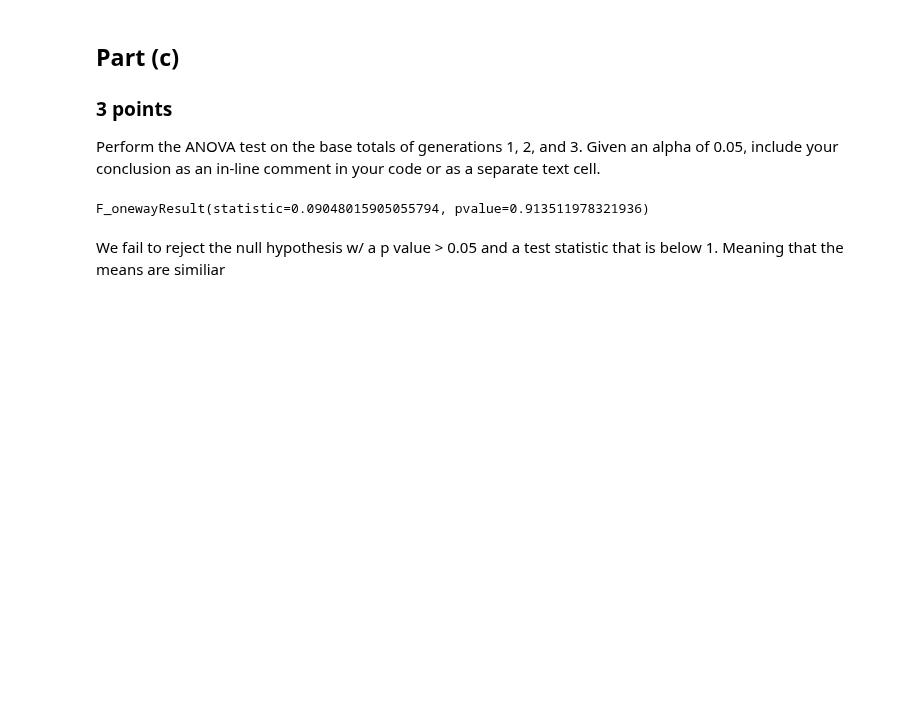
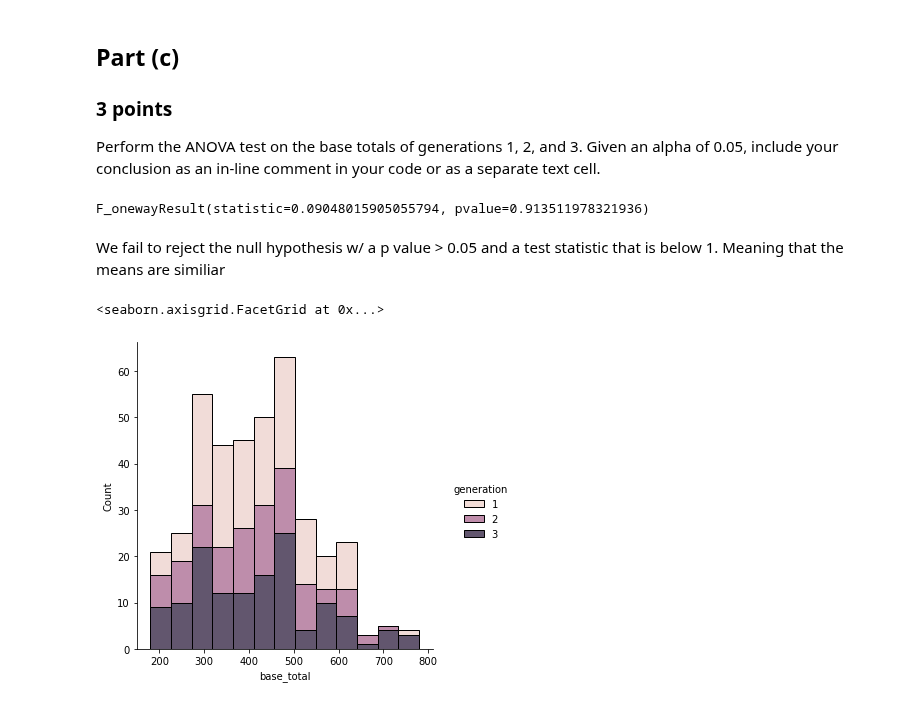
Before and after one commit to DuncanFerguson/GITHUB_REPOSITORY, a Jupyter notebook: DU_MSDS/Data Science Tools 1/Assignment_6/Duncan_Ferguson_Assignment _6 _Inferential_Statistics.ipynb, the cells around one changed output. Drawn from its saved outputs; the diff is of its cells as text; code cells hidden in the pictures; blank space fills up the shorter version.

```diff
--- a/DU_MSDS/Data Science Tools 1/Assignment_6/Duncan_Ferguson_Assignment _6 _Inferential_Statistics.ipynb
+++ b/DU_MSDS/Data Science Tools 1/Assignment_6/Duncan_Ferguson_Assignment _6 _Inferential_Statistics.ipynb
@@ -588,3 +619,8 @@ stats.f_oneway(gen1.base_total, gen2.base_total, gen3.base_total)
 F_onewayResult(statistic=0.09048015905055794, pvalue=0.913511978321936)
 # %% [markdown]
 We fail to reject the null hypothesis w/ a p value > 0.05 and a test statistic that is below 1. Meaning that the means are similiar
+# %%
+sns.displot(data=df[df['generation'] < 4], x='base_total', hue='generation', multiple='stack')
+# %% [output]
+<seaborn.axisgrid.FacetGrid at 0x...>
+[figure, added]
```
Also changed, not shown: parts of 11 cells of this notebook.
